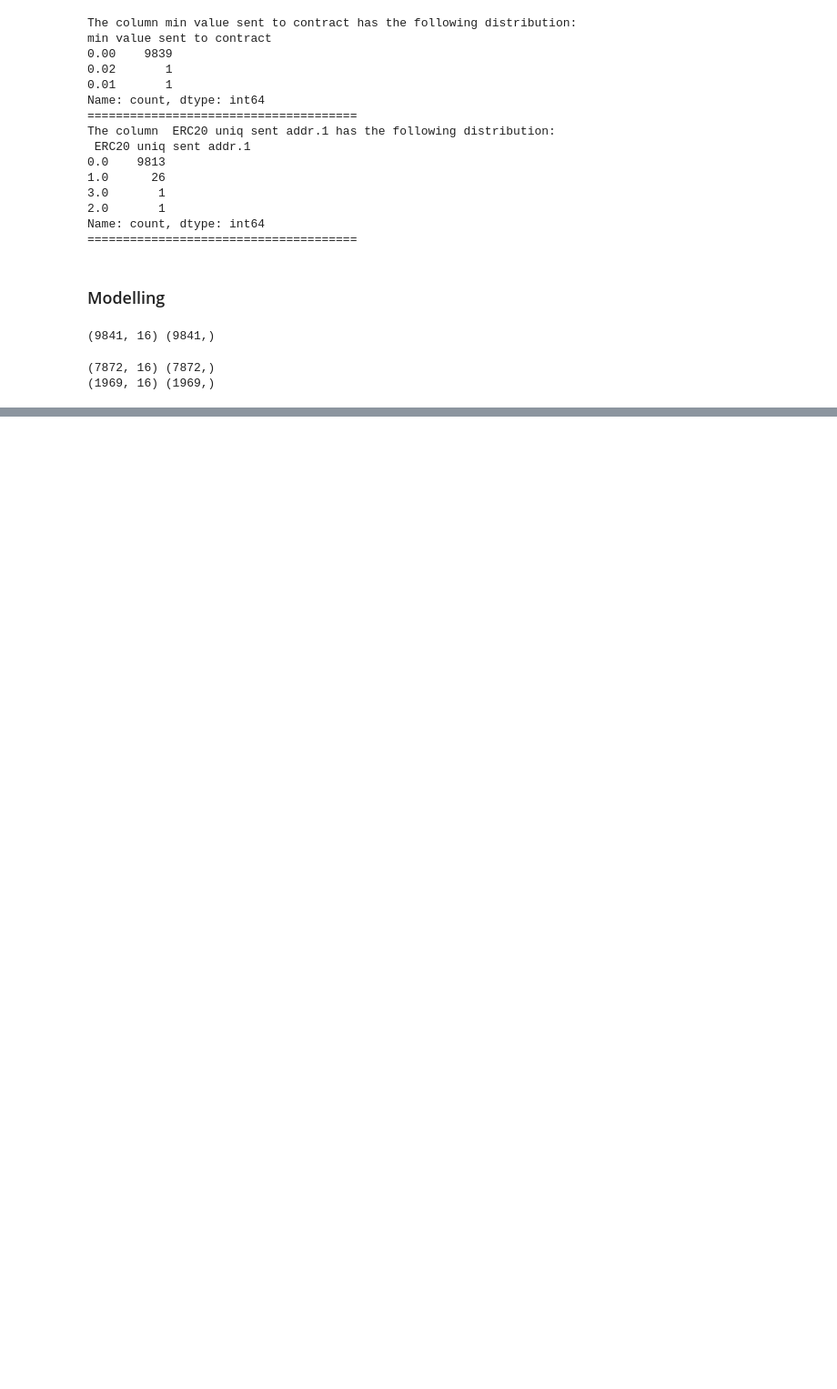
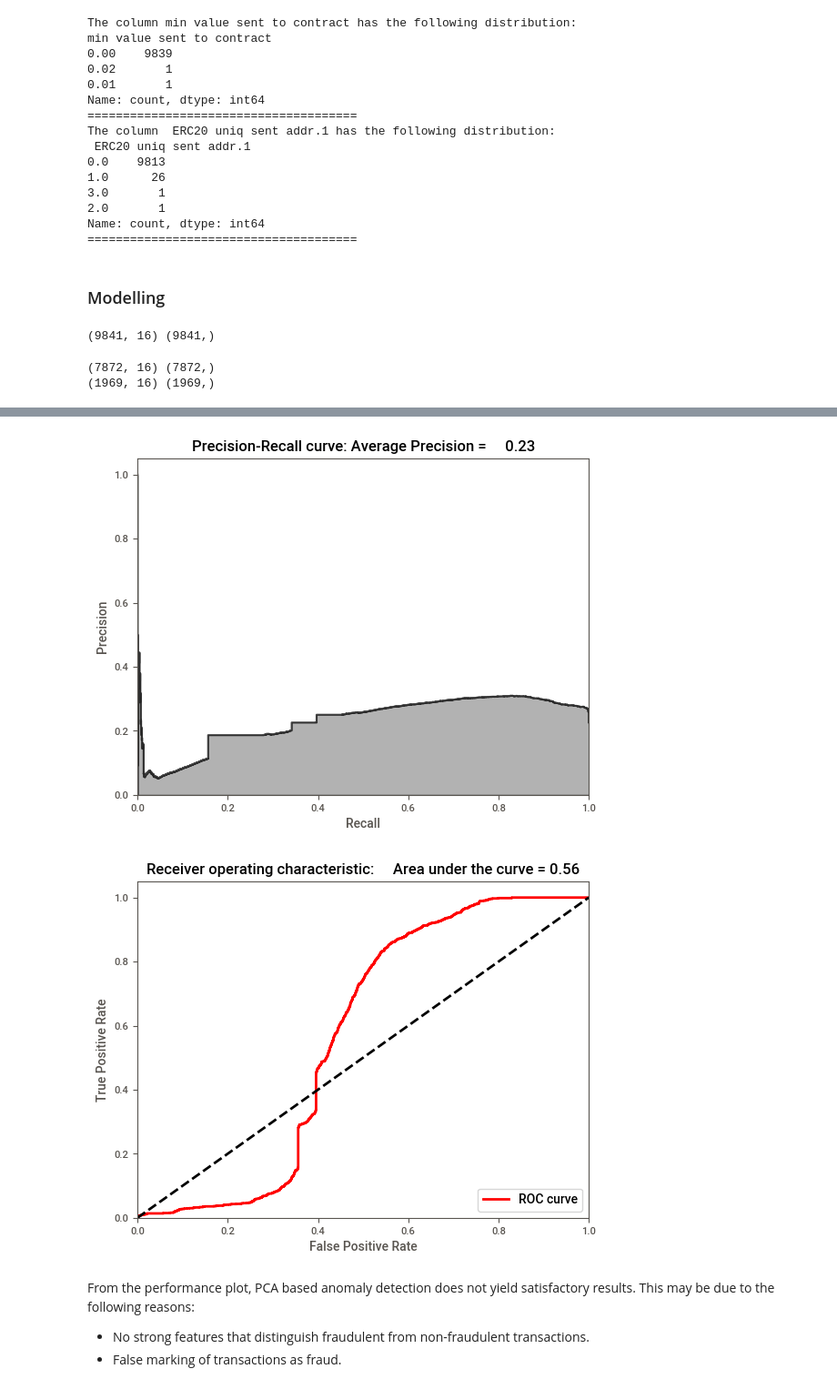
Before and after one commit to krypc-sharath2/EthAI, a Jupyter notebook: EthereumFraud.ipynb, the cells around one changed output, grey strips where cells are left out. Shown: that part at 91% size. Cells and saved outputs as stored; diff of their text form; code cells hidden in the pictures; blank space fills up the shorter version.

```diff
--- a/EthereumFraud.ipynb
+++ b/EthereumFraud.ipynb
@@ -544,0 +539,12 @@ weighted avg       0.83      0.79      0.70      1969
+# %%
+def is_anomaly(x):
+    if(x>0.5):
+        return 1
+    else:
+        return 0
+
+def anomalyScores(originalDF, reducedDF):
+    loss = np.sum((np.array(originalDF)-np.array(reducedDF))**2, axis=1)
+    loss = pd.Series(data=loss,index=originalDF.index)
+    loss = (loss-np.min(loss))/(np.max(loss)-np.min(loss))
+    return loss
@@ -544,0 +605,10 @@ weighted avg       0.83      0.79      0.70      1969
+# %%
+anomalyScoresPCA = anomalyScores(X_train, X_train_PCA_inverse)
+preds = plotResults(y_train.reset_index(drop=True), anomalyScoresPCA.reset_index(drop=True), True)
+# %% [output]
+[figure, added]
+[figure, added]
+# %% [markdown]
+From the performance plot, PCA based anomaly detection does not yield satisfactory results. This may be due to the following reasons:
+* No strong features that distinguish fraudulent from non-fraudulent transactions.
+* False marking of transactions as fraud.
```
Also changed, not shown: parts of 28 cells of this notebook, 2 other files.
